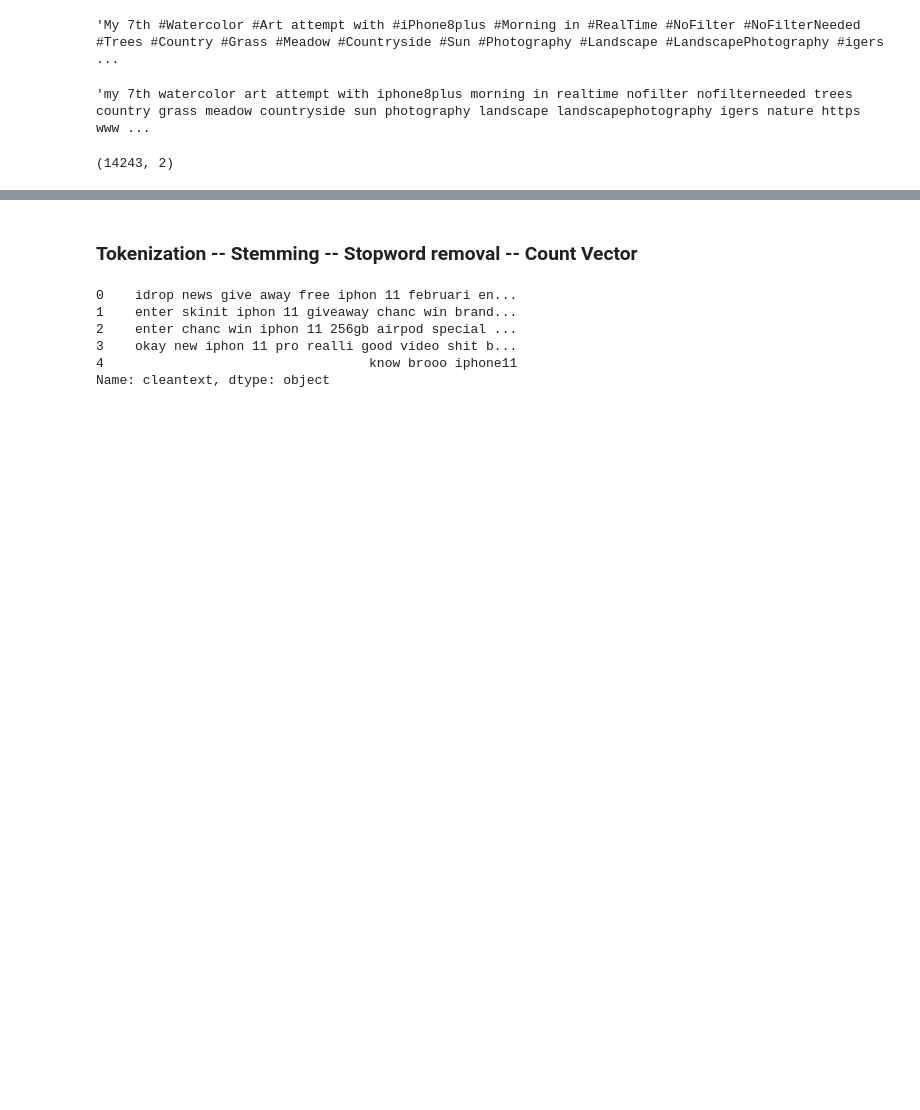
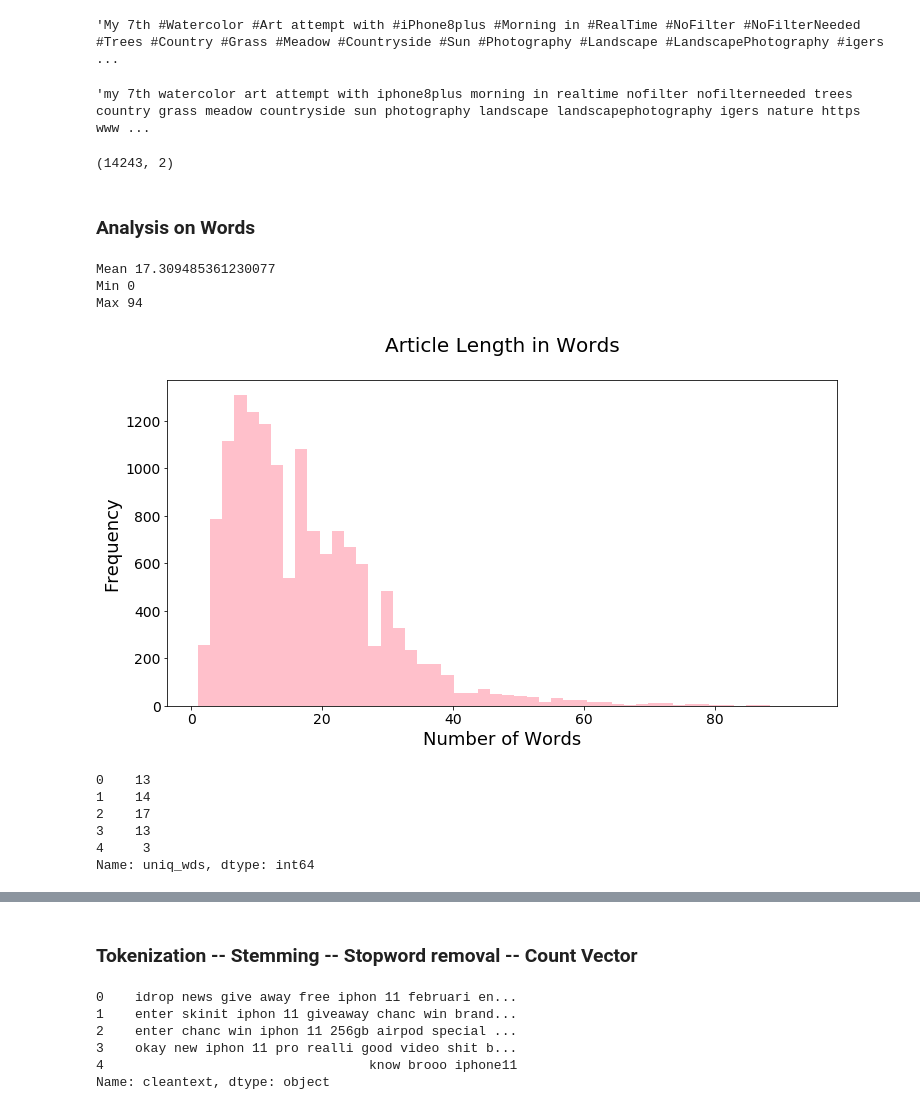
Before and after one commit to PriyabrataThatoi/WebScrapping-and-Sentiment-Analysis, a Jupyter notebook: R & Python Project.ipynb, the cells around one changed output, grey strips where cells are left out. Saved outputs shown, nothing was run; the diff lists cells and outputs as text; code cells hidden in the pictures; blank space fills up the shorter version.

```diff
--- a/R & Python Project.ipynb
+++ b/R & Python Project.ipynb
@@ -145,3 +146,35 @@ print(data2.shape)
 # Removing unwanted words  : http , www, twitter, com
 remove_list = ['http','www','com','twitter']
 data2['cleantext'] = data2['cleantext'] .apply(lambda x: " ".join(x for x in x.split() if x not in remove_list))
+# %% [markdown]
+### Analysis on Words
+# %%
+# Number of words
+data2['num_wds'] = data2['cleantext'].apply(lambda x: len(x.split()))
+print('Mean',data2['num_wds'].mean())
+print('Min',data2['num_wds'].min())
+print('Max',data2['num_wds'].max())
+# %% [output]
+Mean 17.309485361230077
+Min 0
+Max 94
+# %%
+# data with more than 0 words
+articles = data2[data2['num_wds']>0]
+ax=articles['num_wds'].plot(kind='hist', bins=50, fontsize=14, figsize=(12,6),color = 'pink')
+ax.set_title('Article Length in Words\n', fontsize=20)
+ax.set_ylabel('Frequency', fontsize=18)
+ax.set_xlabel('Number of Words', fontsize=18);
+# %% [output]
+[figure, added]
+# %%
+# Number of unique words
+articles['uniq_wds'] = articles['cleantext'].str.split().apply(lambda x: len(set(x)))
+articles['uniq_wds'].head()
+# %% [output]
+0    13
+1    14
+2    17
+3    13
+4     3
+Name: uniq_wds, dtype: int64
```
Also changed, not shown: parts of 5 cells of this notebook.
